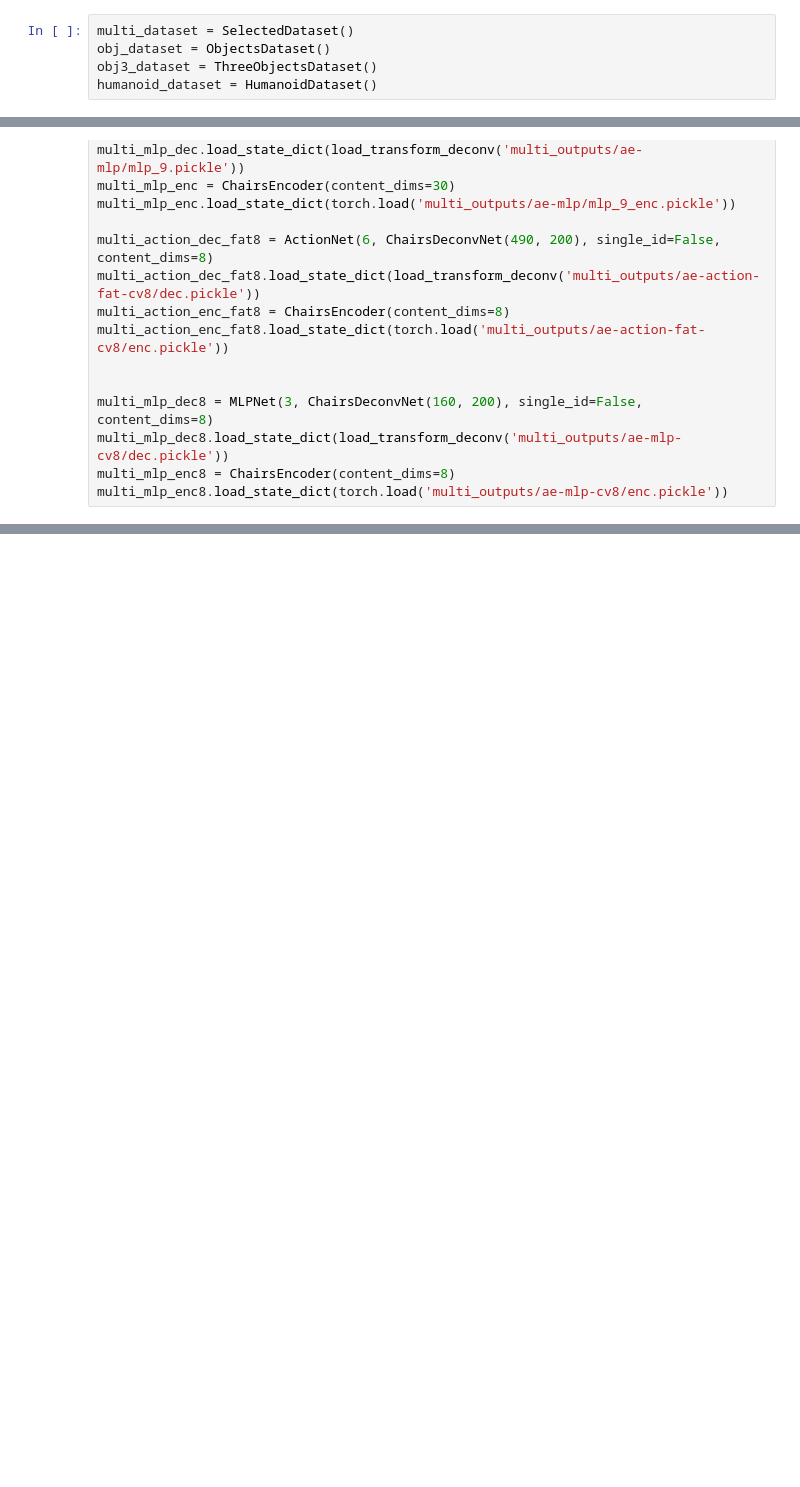
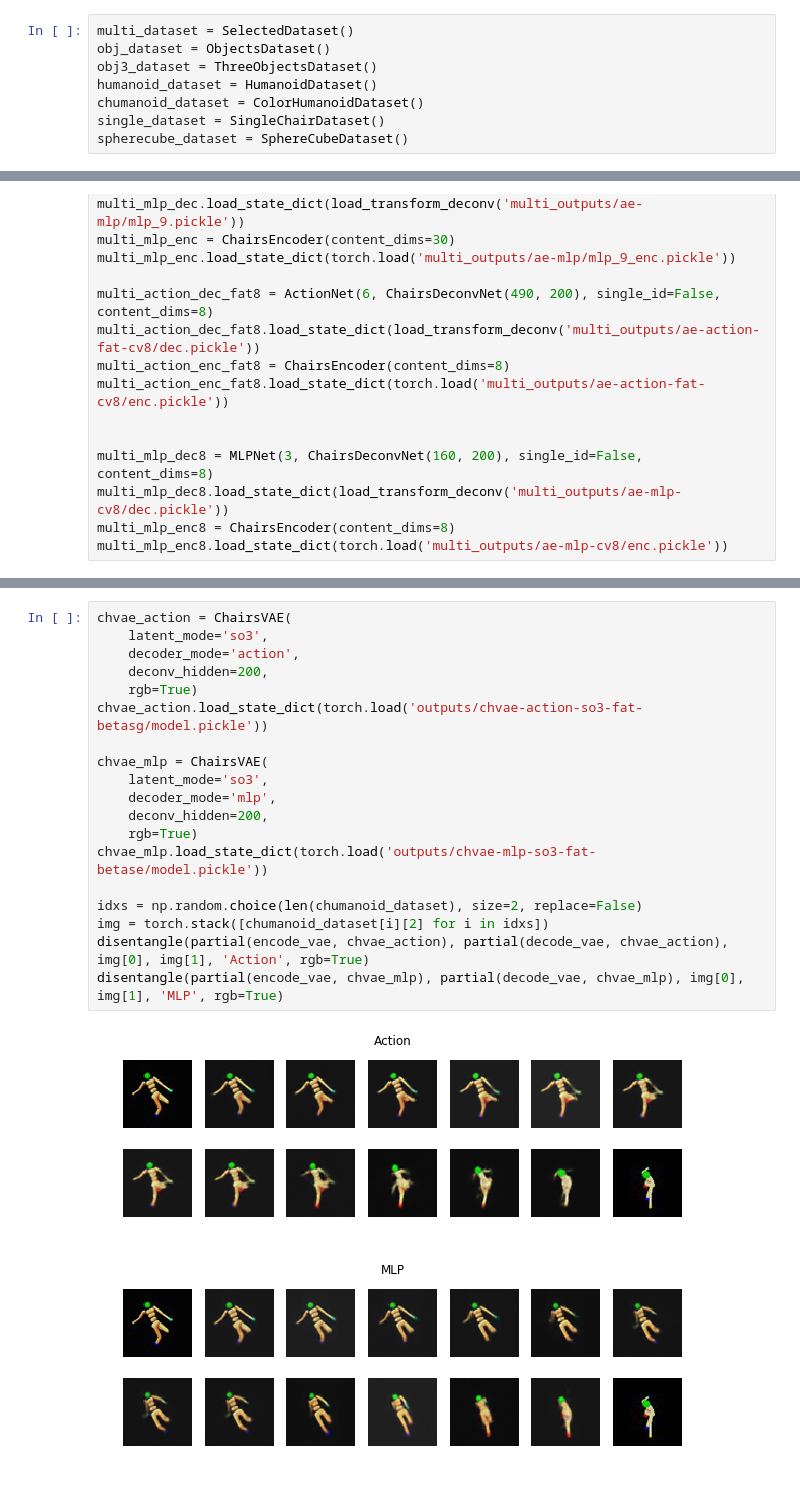
Before and after one commit to pimdh/lie-vae, a Jupyter notebook: supervised_interpolation.ipynb, the cells around one changed output, grey strips where cells are left out. Saved outputs shown, nothing was run; the diff lists cells and outputs as text; blank space fills up the shorter version.

```diff
--- a/supervised_interpolation.ipynb
+++ b/supervised_interpolation.ipynb
@@ -120,6 +126,9 @@ multi_dataset = SelectedDataset()
 obj_dataset = ObjectsDataset()
 obj3_dataset = ThreeObjectsDataset()
 humanoid_dataset = HumanoidDataset()
+chumanoid_dataset = ColorHumanoidDataset()
+single_dataset = SingleChairDataset()
+spherecube_dataset = SphereCubeDataset()
 # %%
 # multi_action_dec = ActionNet(3, single_id=False)
 # multi_action_dec.load_state_dict(torch.load('multi_outputs/ae-action/action_4.pickle'))
@@ -320,0 +339,22 @@ disentangle(partial(encode_vae, hvae_mlp), partial(decode_vae, hvae_mlp), img[0]
+# %%
+chvae_action = ChairsVAE(
+    latent_mode='so3',
+    decoder_mode='action',
+    deconv_hidden=200,
+    rgb=True)
+chvae_action.load_state_dict(torch.load('outputs/chvae-action-so3-fat-betasg/model.pickle'))
+
+chvae_mlp = ChairsVAE(
+    latent_mode='so3',
+    decoder_mode='mlp',
+    deconv_hidden=200,
+    rgb=True)
+chvae_mlp.load_state_dict(torch.load('outputs/chvae-mlp-so3-fat-betase/model.pickle'))
+
+idxs = np.random.choice(len(chumanoid_dataset), size=2, replace=False)
+img = torch.stack([chumanoid_dataset[i][2] for i in idxs])
+disentangle(partial(encode_vae, chvae_action), partial(decode_vae, chvae_action), img[0], img[1], 'Action', rgb=True)
+disentangle(partial(encode_vae, chvae_mlp), partial(decode_vae, chvae_mlp), img[0], img[1], 'MLP', rgb=True)
+# %% [output]
+[figure, added]
+[figure, added]
```
Also changed, not shown: parts of 16 cells of this notebook, 3 other files.
